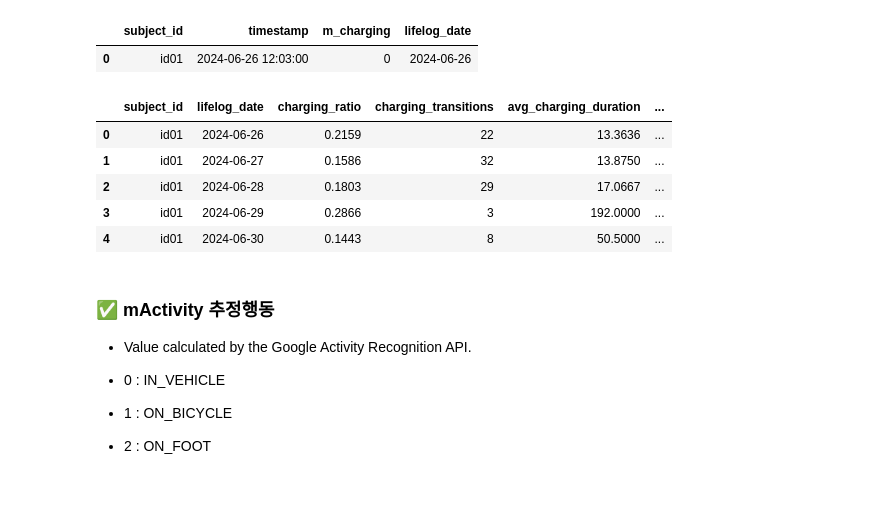
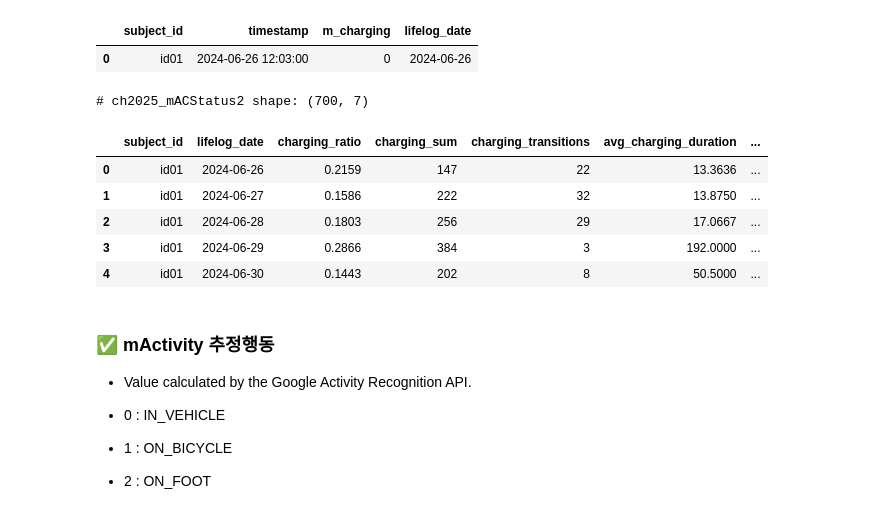
Before and after one commit to jacobgreen4477/Construction-Equipment-Oil-Condition-Classification-AI-Competition, a Jupyter notebook: ETRI_v1_0_0.ipynb, the cells around one changed output. Cells and saved outputs as stored; diff of their text form; code cells hidden in the pictures.

```diff
--- a/ETRI_v1_0_0.ipynb
+++ b/ETRI_v1_0_0.ipynb
@@ -381,54 +293,60 @@ ch2025_mACStatus.head(1)
 # %%
 def process_mACStatus(df):
     df['timestamp'] = pd.to_datetime(df['timestamp'])
-    df['date'] = df['timestamp'].dt.date
     df = df.sort_values(['subject_id', 'timestamp'])
 
     results = []
 
-    for (subj, date), group in df.groupby(['subject_id', 'date']):
+    for (subj, lifelog_date), group in df.groupby(['subject_id', 'lifelog_date']):
         status = group['m_charging'].values  # 0/1 상태
         times = group['timestamp'].values
+
         ratio_charging = status.mean()
+        sum_charging = status.sum()
 
         # 상태 전이 횟수
         transitions = (status[1:] != status[:-1]).sum()
 
         # 연속된 1 상태 길이들
         lengths = []
         current_len = 0
         for val in status:
             if val == 1:
                 current_len += 1
             elif current_len > 0:
                 lengths.append(current_len)
                 current_len = 0
         if current_len > 0:
             lengths.append(current_len)
 
         avg_charging_duration = np.mean(lengths) if lengths else 0
         max_charging_duration = np.max(lengths) if lengths else 0
 
         results.append({
             'subject_id': subj,
-            'lifelog_date': date,
+            'lifelog_date': lifelog_date,
             'charging_ratio': ratio_charging,
+            'charging_sum': sum_charging,
             'charging_transitions': transitions,
             'avg_charging_duration': avg_charging_duration,
             'max_charging_duration': max_charging_duration,
         })
 
     return pd.DataFrame(results)
 
 ch2025_mACStatus2 = process_mACStatus(ch2025_mACStatus)
+
+# check
+print(f'# ch2025_mACStatus2 shape: {ch2025_mACStatus2.shape}')
 ch2025_mACStatus2.head()
 # %% [output]
+# ch2025_mACStatus2 shape: (700, 7)
-|  | subject_id | lifelog_date | charging_ratio | charging_transitions | avg_charging_duration | ... |
-| 0 | id01 | 2024-06-26 | 0.2159 | 22 | 13.3636 | ... |
-| 1 | id01 | 2024-06-27 | 0.1586 | 32 | 13.8750 | ... |
-| 2 | id01 | 2024-06-28 | 0.1803 | 29 | 17.0667 | ... |
-| 3 | id01 | 2024-06-29 | 0.2866 | 3 | 192.0000 | ... |
-| 4 | id01 | 2024-06-30 | 0.1443 | 8 | 50.5000 | ... |
+|  | subject_id | lifelog_date | charging_ratio | charging_sum | charging_transitions | avg_charging_duration | ... |
+| 0 | id01 | 2024-06-26 | 0.2159 | 147 | 22 | 13.3636 | ... |
+| 1 | id01 | 2024-06-27 | 0.1586 | 222 | 32 | 13.8750 | ... |
+| 2 | id01 | 2024-06-28 | 0.1803 | 256 | 29 | 17.0667 | ... |
+| 3 | id01 | 2024-06-29 | 0.2866 | 384 | 3 | 192.0000 | ... |
+| 4 | id01 | 2024-06-30 | 0.1443 | 202 | 8 | 50.5000 | ... |
 # %% [markdown]
 ### ✅ mActivity 추정행동
 - Value calculated by the Google Activity Recognition API.
```
Also changed, not shown: parts of 15 cells of this notebook.
